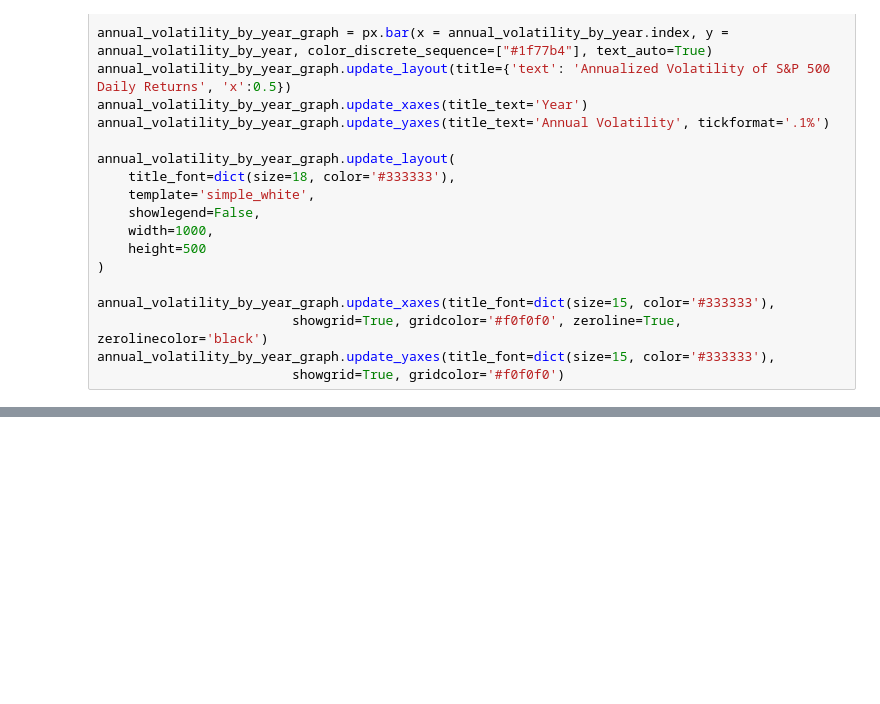
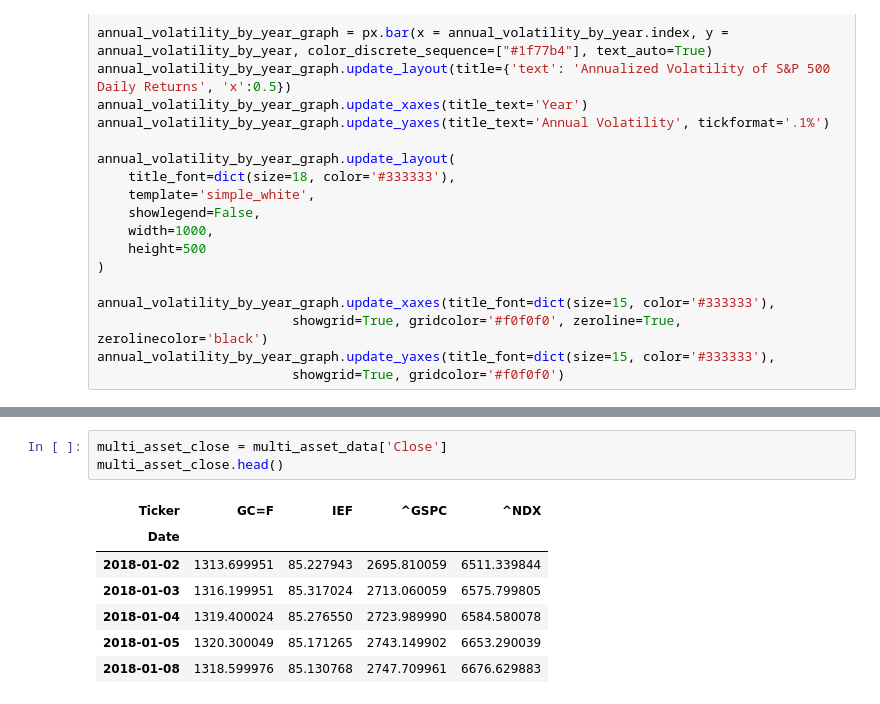
Before and after one commit to AlexisGimar/market-returns-volatility-analysis, a Jupyter notebook: notebooks/market-returns-volatility.ipynb, the cells around one changed output, grey strips where cells are left out. Drawn from its saved outputs; the diff is of its cells as text; blank space fills up the shorter version.

```diff
--- a/notebooks/market-returns-volatility.ipynb
+++ b/notebooks/market-returns-volatility.ipynb
@@ -342,0 +435,11 @@ annual_volatility_by_year_graph.update_yaxes(title_font=dict(size=15, color='#33
+# %%
+multi_asset_close = multi_asset_data['Close']
+multi_asset_close.head()
+# %% [output]
+| Ticker | GC=F | IEF | ^GSPC | ^NDX |
+| Date |  |  |  |  |
+| 2018-01-02 | 1313.699951 | 85.227943 | 2695.810059 | 6511.339844 |
+| 2018-01-03 | 1316.199951 | 85.317024 | 2713.060059 | 6575.799805 |
+| 2018-01-04 | 1319.400024 | 85.276550 | 2723.989990 | 6584.580078 |
+| 2018-01-05 | 1320.300049 | 85.171265 | 2743.149902 | 6653.290039 |
+| 2018-01-08 | 1318.599976 | 85.130768 | 2747.709961 | 6676.629883 |
```
Also changed, not shown: parts of 53 cells of this notebook, 3 other files.
